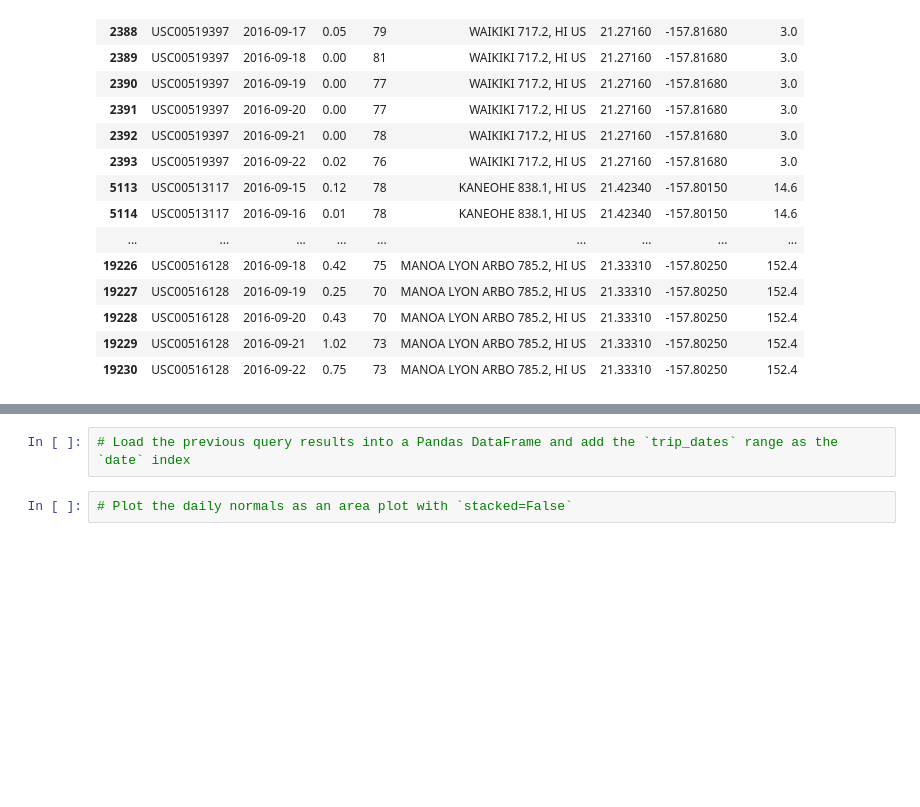
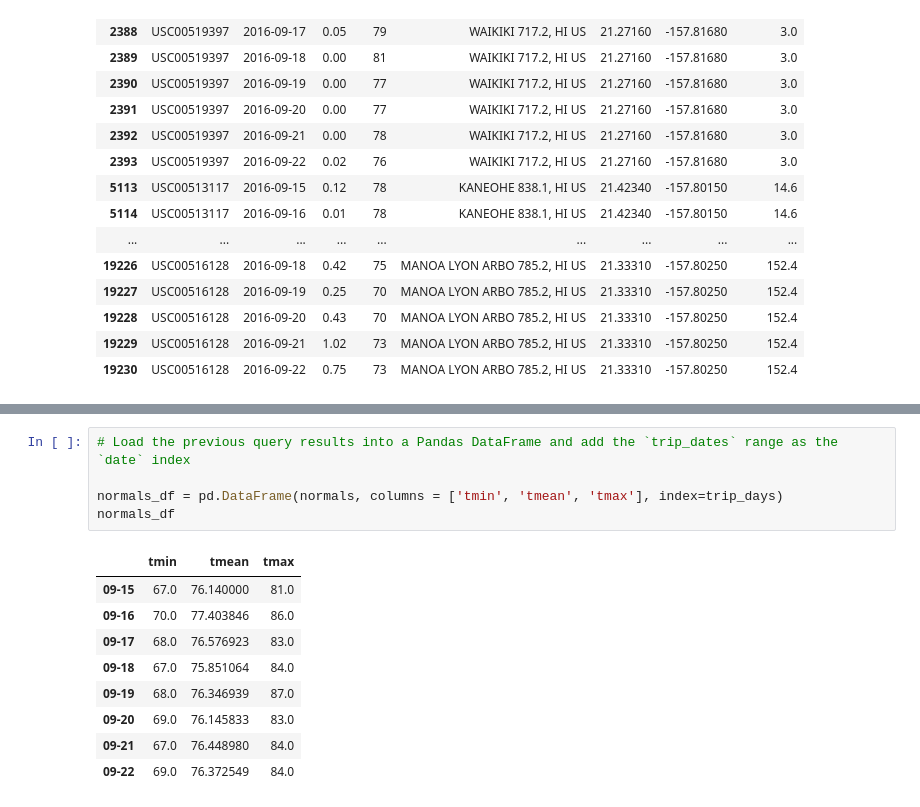
Before and after one commit to bjmacgreg/sqlalchemy-challenge, a Jupyter notebook: MacGregor_climate.ipynb, the cells around one changed output, grey strips where cells are left out. Cells and saved outputs as stored; diff of their text form; blank space fills up the shorter version.

```diff
--- a/MacGregor_climate.ipynb
+++ b/MacGregor_climate.ipynb
@@ -524,4 +521,15 @@ daily_normals("09-15")
 # %%
 # Load the previous query results into a Pandas DataFrame and add the `trip_dates` range as the `date` index
+
+normals_df = pd.DataFrame(normals, columns = ['tmin', 'tmean', 'tmax'], index=trip_days)
+normals_df
+# %% [output]
+|  | tmin | tmean | tmax |
+| 09-15 | 67.0 | 76.140000 | 81.0 |
+| 09-16 | 70.0 | 77.403846 | 86.0 |
+| 09-17 | 68.0 | 76.576923 | 83.0 |
+| 09-18 | 67.0 | 75.851064 | 84.0 |
+| 09-19 | 68.0 | 76.346939 | 87.0 |
+| 09-20 | 69.0 | 76.145833 | 83.0 |
+| 09-21 | 67.0 | 76.448980 | 84.0 |
+| 09-22 | 69.0 | 76.372549 | 84.0 |
-# %%
-# Plot the daily normals as an area plot with `stacked=False`
```
Also changed, not shown: parts of 18 cells of this notebook, 4 other files.
